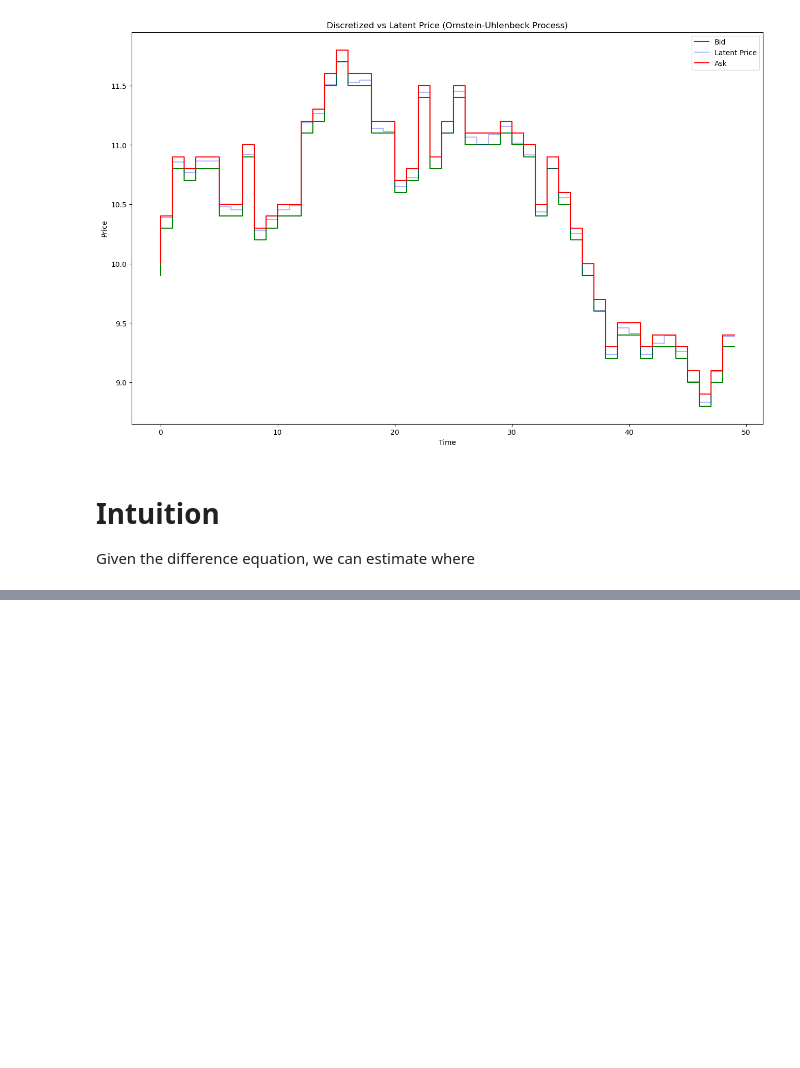
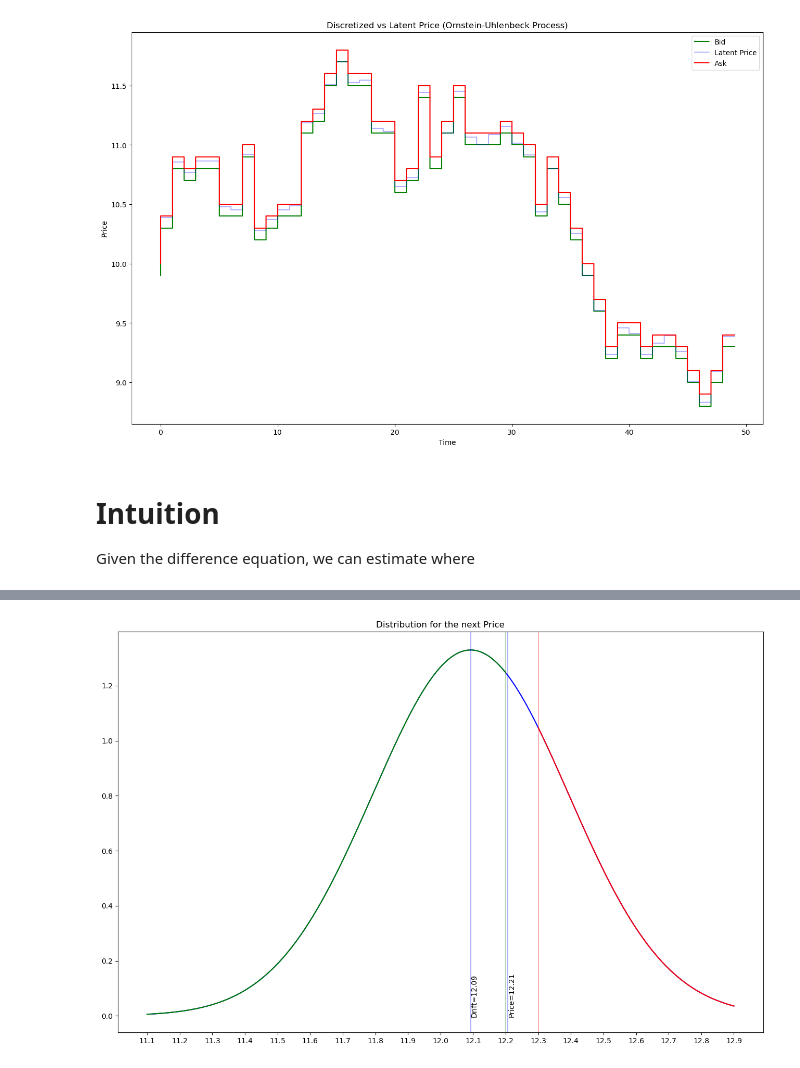
Before and after one commit to philipwlee/oumm, a Jupyter notebook: ou_market_making.ipynb, the cells around one changed output, grey strips where cells are left out. Drawn from its saved outputs; the diff is of its cells as text; code cells hidden in the pictures; blank space fills up the shorter version.

```diff
--- a/ou_market_making.ipynb
+++ b/ou_market_making.ipynb
@@ -157,0 +139,22 @@ array([ 0.   , -0.007, -0.014, -0.021, -0.028, -0.035, -0.042, -0.049,
+# %%
+mask_do = prices <= hi_bid
+mask_up = hi_ask <= prices
+
+fig, axs = plt.subplots()
+
+axs.plot(prices, pdf, color='b')
+axs.plot(prices[mask_do], pdf[mask_do], color='g')
+axs.plot(prices[mask_up], pdf[mask_up], color='r')
+axs.axvline(hi_mean, color='b', alpha=0.3)
+axs.axvline(hi_latent, color='b', alpha=0.3)
+axs.axvline(hi_bid, color='g', alpha=0.3)
+axs.axvline(hi_ask, color='r', alpha=0.3)
+
+axs.text(hi_latent, 0, f"Price={hi_latent:.2f}", rotation=90)
+axs.text(hi_mean, 0, f"Drift={hi_mean:.2f}", rotation=90)
+
+axs.set(title="Distribution for the next Price", xticks=xti, xticklabels=xti)
+
+plt.show()
+# %% [output]
+[figure, added]
```
Also changed, not shown: parts of 12 cells of this notebook, 1 other file.
